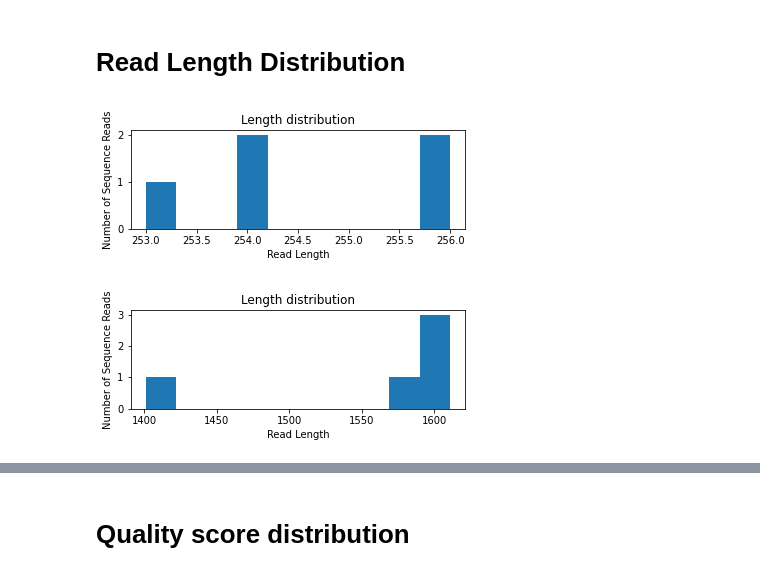
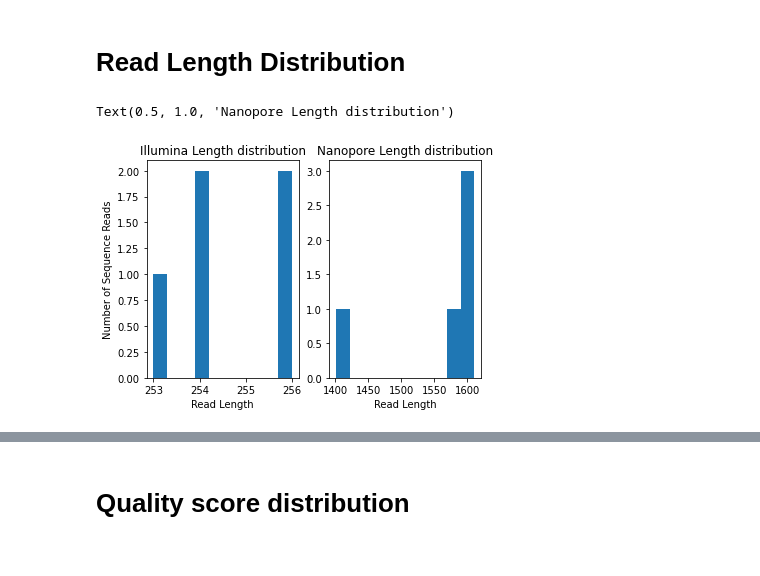
Before and after one commit to zealjinwala/Computational-Analysis, a Jupyter notebook: DNASeqAnalysis.ipynb, the cells around one changed output, grey strips where cells are left out. Cells and saved outputs as stored; diff of their text form; code cells hidden in the pictures.

```diff
--- a/DNASeqAnalysis.ipynb
+++ b/DNASeqAnalysis.ipynb
@@ -12,31 +12,29 @@ import matplotlib.pyplot as plt
 # read input
 def fasta_readfirst(file):
     from Bio import SeqIO
-    df = pd.DataFrame(columns=['IDs', 'Seqs'])
+    df = pd.DataFrame(columns=['IDs', 'Seqs', 'Qscore'])
     for record in SeqIO.parse(file, "fastq"):
-        df = df.append({'IDs': record.id, 'Seqs': record.seq}, ignore_index=True)
+        score = record.letter_annotations["phred_quality"]
+        df = df.append({'IDs': record.id, 'Seqs': record.seq, 'Qscore':score}, ignore_index=True)
     return df
 # %% [markdown]
 # Read Length Distribution
 # %%
 fileIllumina = "/Users/zsj24/GitHub/Computational-Analysis/sampleIllumina.fastq"
 fileNanopore = "/Users/zsj24/GitHub/Computational-Analysis/sampleNanopore.fastq"
 dfIllumina = fasta_readfirst(fileIllumina)
 dfNanopore = fasta_readfirst(fileNanopore)
 readLengthsIL = dfIllumina['Seqs'].str.len()
-plt.subplot(2, 1, 1)
+plt.subplot(1, 2, 1)
 plt.hist(readLengthsIL)
 plt.xlabel("Read Length")
 plt.ylabel('Number of Sequence Reads')
-plt.title('Length distribution')
-plt.show()
+plt.title('Illumina Length distribution')
 readLengthsNP = dfNanopore['Seqs'].str.len()
-plt.subplot(2, 1, 2)
+plt.subplot(1, 2, 2)
 plt.hist(readLengthsNP)
 plt.xlabel("Read Length")
-plt.ylabel('Number of Sequence Reads')
-plt.title('Length distribution')
-plt.show()
+plt.title('Nanopore Length distribution')
 # %% [output]
+Text(0.5, 1.0, 'Nanopore Length distribution')
-[figure, old version]
+[figure, new version]
-[figure, removed]
```
Also changed, not shown: parts of 10 cells of this notebook.
